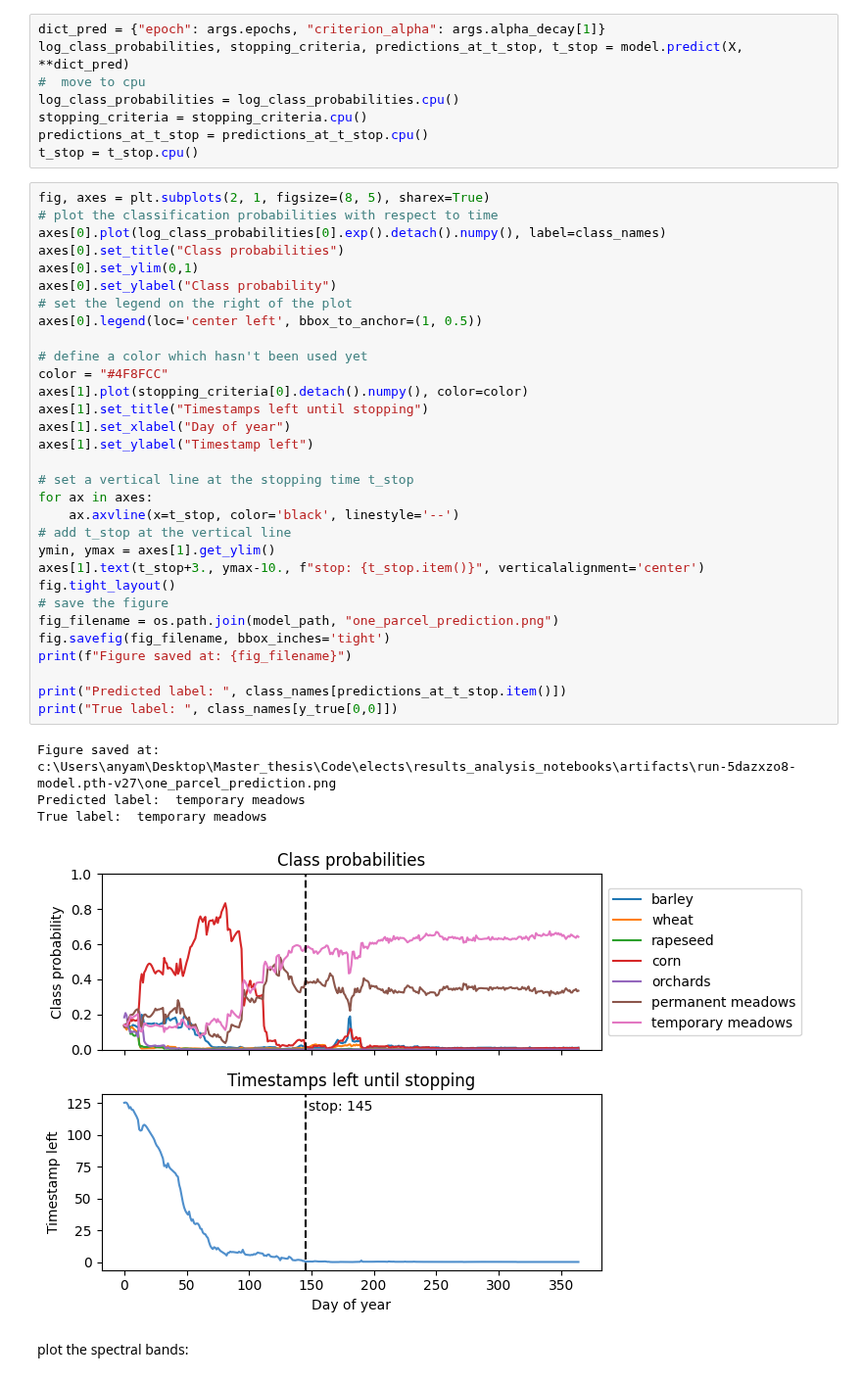
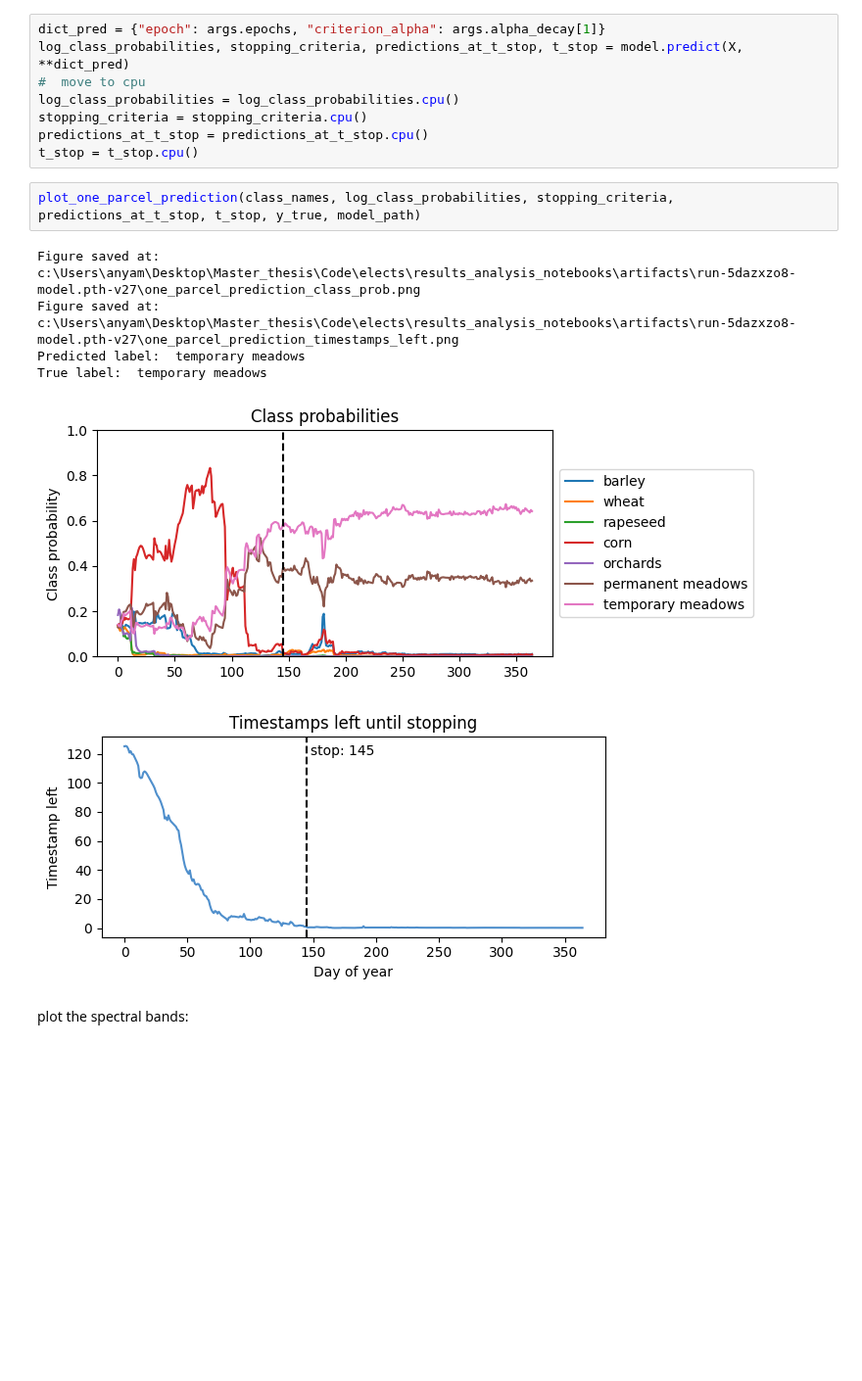
Before and after one commit to Aurenore/elects, a Jupyter notebook: results_analysis_notebooks/prediction_one_parcel.ipynb, the cells around one changed output. Shown at 98% size. Drawn from its saved outputs; the diff is of its cells as text; blank space fills up the shorter version.

Commit message:
modularized prediction one parcel

```diff
--- a/results_analysis_notebooks/prediction_one_parcel.ipynb
+++ b/results_analysis_notebooks/prediction_one_parcel.ipynb
@@ -134,42 +133,15 @@ log_class_probabilities = log_class_probabilities.cpu()
 stopping_criteria = stopping_criteria.cpu()
 predictions_at_t_stop = predictions_at_t_stop.cpu()
 t_stop = t_stop.cpu()
-# %%
-fig, axes = plt.subplots(2, 1, figsize=(8, 5), sharex=True)
-# plot the classification probabilities with respect to time
-axes[0].plot(log_class_probabilities[0].exp().detach().numpy(), label=class_names)
-axes[0].set_title("Class probabilities")
-axes[0].set_ylim(0,1)
-axes[0].set_ylabel("Class probability")
-# set the legend on the right of the plot
-axes[0].legend(loc='center left', bbox_to_anchor=(1, 0.5))
-
-# define a color which hasn't been used yet
-color = "#4F8FCC"
-axes[1].plot(stopping_criteria[0].detach().numpy(), color=color)
-axes[1].set_title("Timestamps left until stopping")
-axes[1].set_xlabel("Day of year")
-axes[1].set_ylabel("Timestamp left")
-
-# set a vertical line at the stopping time t_stop
-for ax in axes:
-    ax.axvline(x=t_stop, color='black', linestyle='--')
-# add t_stop at the vertical line
-ymin, ymax = axes[1].get_ylim()
-axes[1].text(t_stop+3., ymax-10., f"stop: {t_stop.item()}", verticalalignment='center')
-fig.tight_layout()
-# save the figure
-fig_filename = os.path.join(model_path, "one_parcel_prediction.png")
-fig.savefig(fig_filename, bbox_inches='tight')
-print(f"Figure saved at: {fig_filename}")
-
-print("Predicted label: ", class_names[predictions_at_t_stop.item()])
-print("True label: ", class_names[y_true[0,0]])
-# %% [output]
-Figure saved at: c:\Users\anyam\Desktop\Master_thesis\Code\elects\results_analysis_notebooks\artifacts\run-5dazxzo8-model.pth-v27\one_parcel_prediction.png
-Predicted label:  temporary meadows
-True label:  temporary meadows
-[figure, removed]
+# %%
+plot_one_parcel_prediction(class_names, log_class_probabilities, stopping_criteria, predictions_at_t_stop, t_stop, y_true, model_path)
+# %% [output]
+Figure saved at: c:\Users\anyam\Desktop\Master_thesis\Code\elects\results_analysis_notebooks\artifacts\run-5dazxzo8-model.pth-v27\one_parcel_prediction_class_prob.png
+Figure saved at: c:\Users\anyam\Desktop\Master_thesis\Code\elects\results_analysis_notebooks\artifacts\run-5dazxzo8-model.pth-v27\one_parcel_prediction_timestamps_left.png
+Predicted label:  temporary meadows
+True label:  temporary meadows
+[figure, added]
+[figure, added]
 # %% [markdown]
 plot the spectral bands:
 # %%
```
Also changed, not shown: parts of 4 cells of this notebook.
